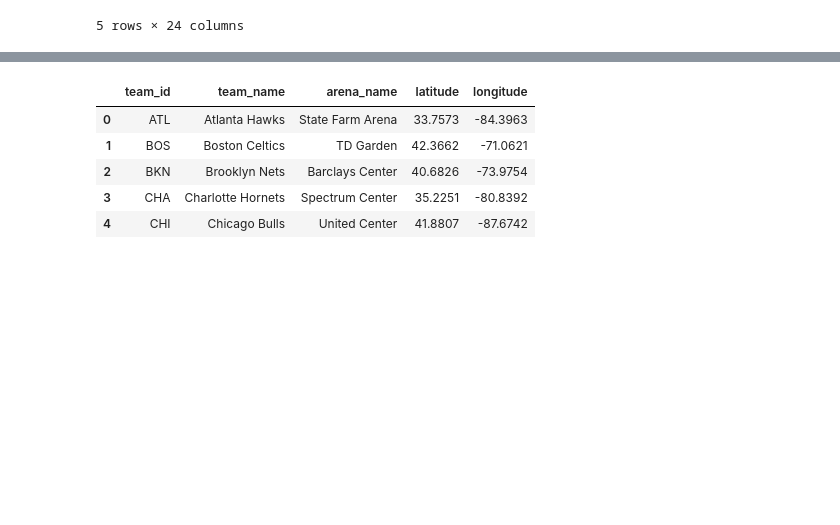
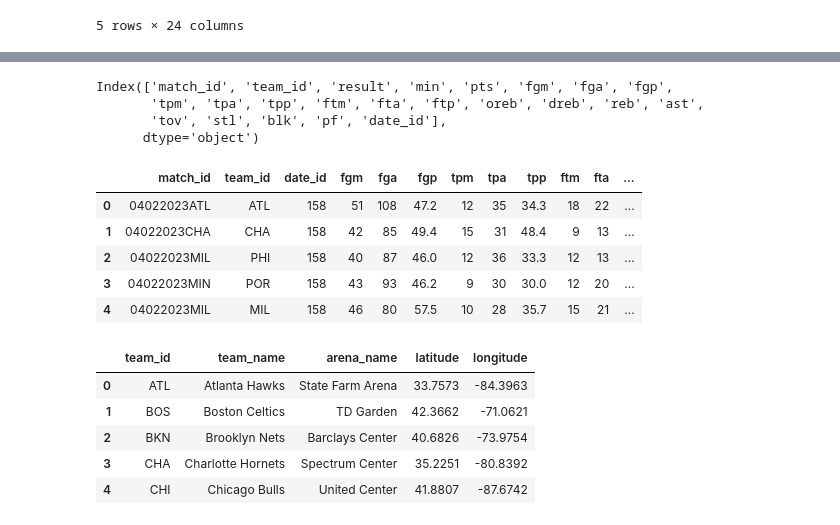
Before and after one commit to AlexandruNitulescu/nba_visualizer_py, a Jupyter notebook: process.ipynb, the cells around one changed output, grey strips where cells are left out. Saved outputs shown, nothing was run; the diff lists cells and outputs as text; code cells hidden in the pictures; blank space fills up the shorter version.

```diff
--- a/process.ipynb
+++ b/process.ipynb
@@ -518,0 +374,3 @@ df_merged.head()
+# %%
+# Merge the two dataframes on the column "game_date" of df
+df = pd.merge(df, df_gd, on='game_date')
@@ -518,0 +387,3 @@ df_merged.head()
+# %%
+# Drop the column "game_date"
+df = df.drop('game_date', axis=1)
@@ -519,3 +428,28 @@ df_merged.head()
+# %%
+# Drop "match_up" column
+df = df.drop('match_up', axis=1)
+# %%
+# Preview the columns we have by now
+df.columns
+# %% [output]
+Index(['match_id', 'team_id', 'result', 'min', 'pts', 'fgm', 'fga', 'fgp',
+       'tpm', 'tpa', 'tpp', 'ftm', 'fta', 'ftp', 'oreb', 'dreb', 'reb', 'ast',
+       'tov', 'stl', 'blk', 'pf', 'date_id'],
+      dtype='object')
+# %%
+# Rearrange the columns
+df = df.reindex(columns=['match_id', 'team_id','date_id', 'fgm', 'fga', 'fgp', 'tpm',
+       'tpa', 'tpp', 'ftm', 'fta', 'ftp', 'oreb', 'dreb', 'reb', 'ast', 'tov',
+       'stl', 'blk', 'pf'])
+# %%
+df.head()
+# %% [output]
+|  | match_id | team_id | date_id | fgm | fga | fgp | tpm | tpa | tpp | ftm | fta | ... |
+| 0 | 04022023ATL | ATL | 158 | 51 | 108 | 47.2 | 12 | 35 | 34.3 | 18 | 22 | ... |
+| 1 | 04022023CHA | CHA | 158 | 42 | 85 | 49.4 | 15 | 31 | 48.4 | 9 | 13 | ... |
+| 2 | 04022023MIL | PHI | 158 | 40 | 87 | 46.0 | 12 | 36 | 33.3 | 12 | 13 | ... |
+| 3 | 04022023MIN | POR | 158 | 43 | 93 | 46.2 | 9 | 30 | 30.0 | 12 | 20 | ... |
+| 4 | 04022023MIL | MIL | 158 | 46 | 80 | 57.5 | 10 | 28 | 35.7 | 15 | 21 | ... |
 # %%
 team_info = [
     ('ATL','Atlanta Hawks', 'State Farm Arena', 33.7573, -84.3963),
```
Also changed, not shown: parts of 46 cells of this notebook, 12 other files.
